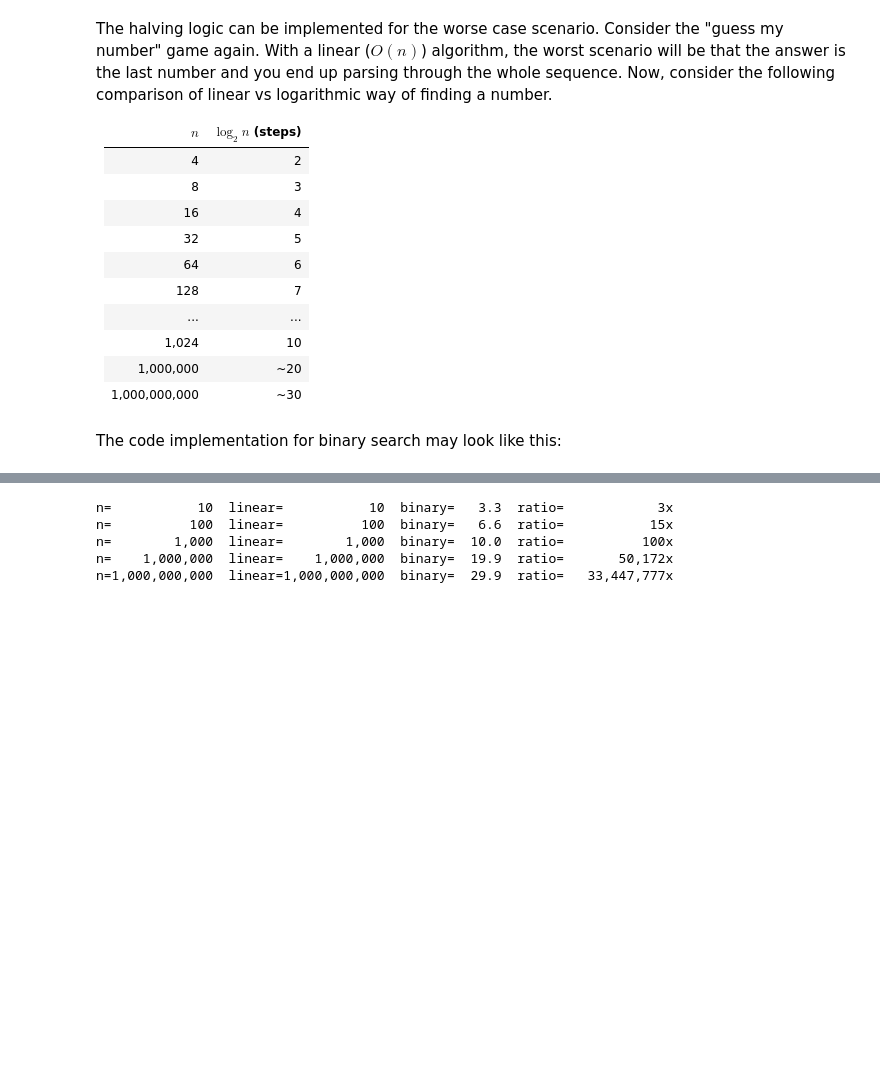
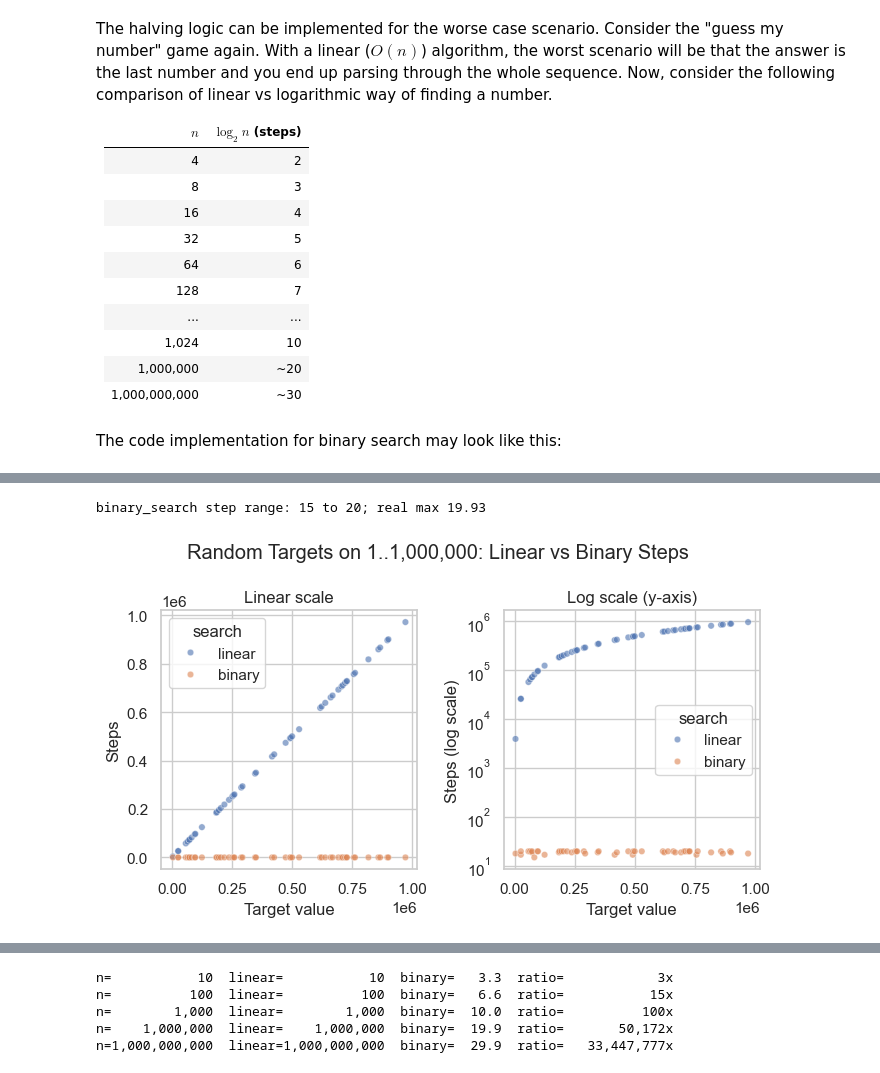
Before and after one commit to tychen742/py, a Jupyter notebook: chapters/10-algorithms/1001-algorithms.ipynb, the cells around one changed output, grey strips where cells are left out. Drawn from its saved outputs; the diff is of its cells as text; code cells hidden in the pictures; blank space fills up the shorter version.

```diff
--- a/chapters/10-algorithms/1001-algorithms.ipynb
+++ b/chapters/10-algorithms/1001-algorithms.ipynb
@@ -489,0 +605,49 @@ The theoretical difference is huge, though: doubling the input only adds 1 more
+# %%
+# Random targets on one large dataset: 1 .. 1,000,000
+import random
+import pandas as pd
+import seaborn as sns
+import matplotlib.pyplot as plt
+
+N = 1_000_000
+arr = list(range(1, N + 1))
+rows = []
+targets = sorted(random.sample(arr, 50))    # sort for cleaner left-to-right plot ordering
+
+for target in targets:
+    linear_steps = target  # in sorted 1..N, linear search finds target in `target` steps
+    _, binary_steps = binary_search(arr, target)
+
+    rows.append({"target": target, "search": "linear", "steps": linear_steps})
+    rows.append({"target": target, "search": "binary", "steps": binary_steps})
+
+df_random = pd.DataFrame(rows).sort_values("target")
+binary_only = df_random.loc[df_random["search"] == "binary", "steps"]
+print(f"binary_search step range: {binary_only.min()} to {binary_only.max()}; real max {math.log2(N):.2f}")
+
+sns.set_theme(style="whitegrid")
+fig, axes = plt.subplots(1, 2, figsize=(7, 4))
+
+# Left: linear scale — shows dramatic gap between O(n) and O(log n)
+sns.scatterplot(data=df_random, x="target", y="steps", hue="search",
+                alpha=0.6, s=22, ax=axes[0])
+axes[0].set_title("Linear scale")
+axes[0].set_xlabel("Target value")
+axes[0].set_ylabel("Steps")
+axes[0].legend(title="search")
+
+# Right: log scale — makes binary search steps visible
+sns.scatterplot(data=df_random, x="target", y="steps", hue="search",
+                alpha=0.6, s=22, ax=axes[1])
+axes[1].set_yscale("log")
+axes[1].set_title("Log scale (y-axis)")
+axes[1].set_xlabel("Target value")
+axes[1].set_ylabel("Steps (log scale)")
+axes[1].legend(title="search")
+
+plt.suptitle("Random Targets on 1..1,000,000: Linear vs Binary Steps")
+plt.tight_layout()
+plt.show()
+# %% [output]
+binary_search step range: 15 to 20; real max 19.93
+[figure, added]
```
Also changed, not shown: parts of 35 cells of this notebook, 1 other file.
